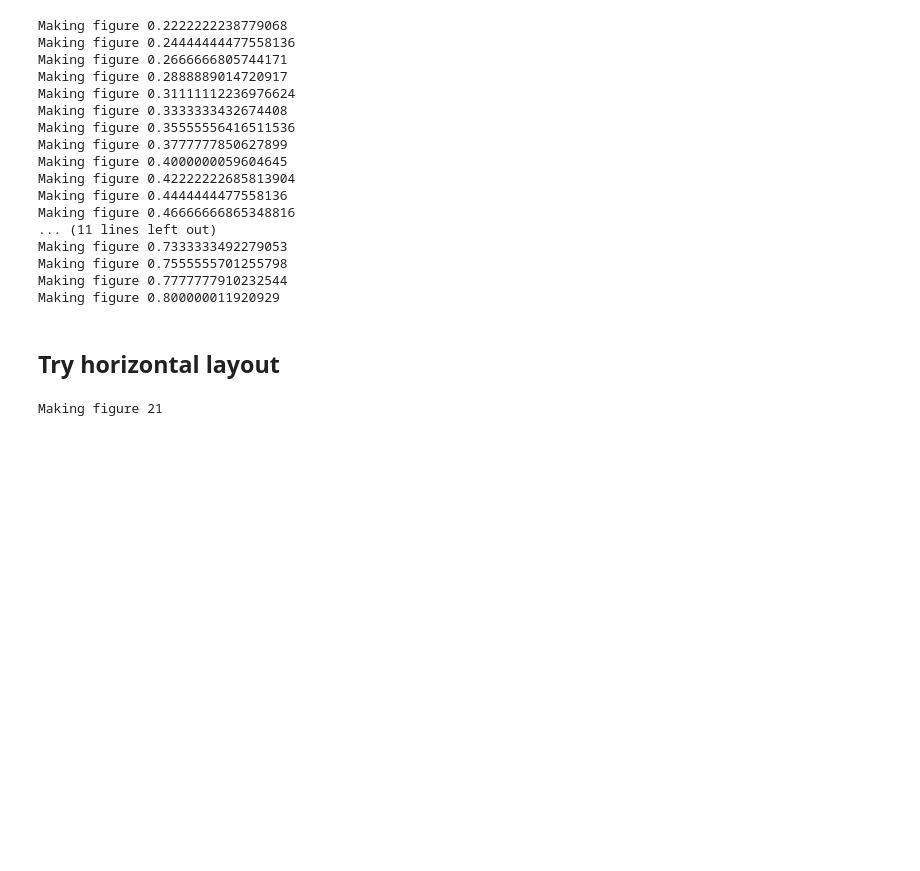
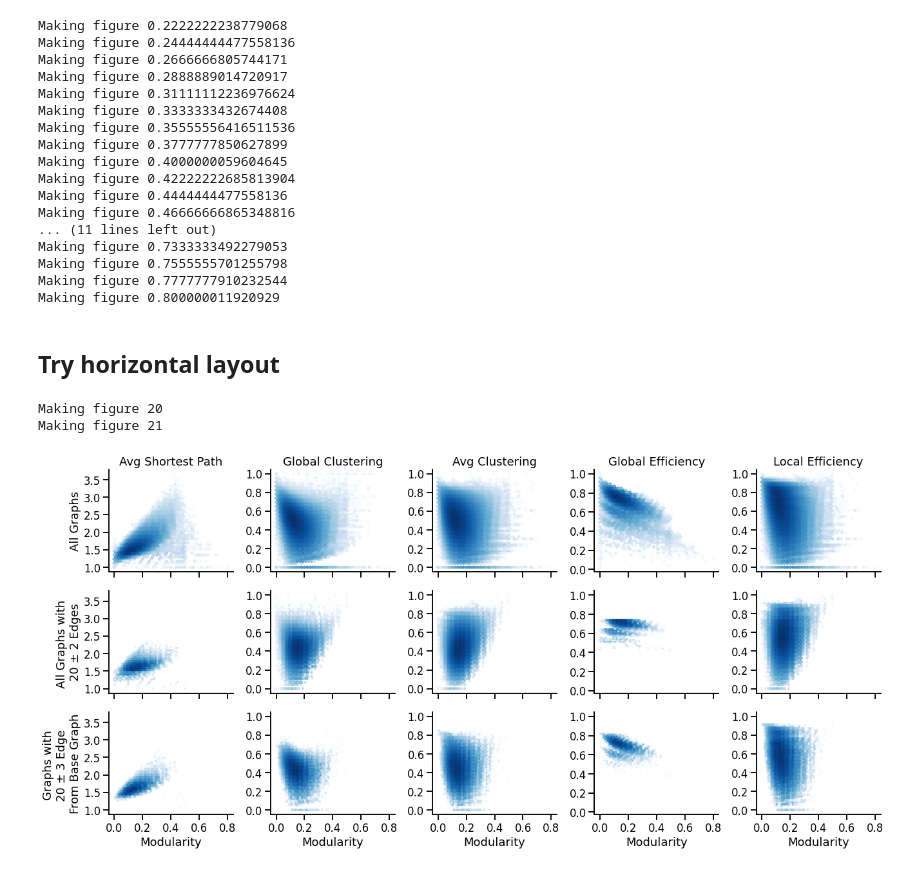
Before and after one commit to neurodata/dos_and_donts, a Jupyter notebook: experiments/experiment_6/j1c-feature_eda.ipynb, the cells around one changed output. Cells and saved outputs as stored; diff of their text form; code cells hidden in the pictures; blank space fills up the shorter version.

```diff
--- a/experiments/experiment_6/j1c-feature_eda.ipynb
+++ b/experiments/experiment_6/j1c-feature_eda.ipynb
@@ -313,31 +313,33 @@ densities = np.unique(df.density)
 threshold = 2
 
 for idx, num_edge in enumerate(np.unique(df.num_edges)):
-    if (idx <= 19) or (idx >= 21):
+    if (idx < 19) or (idx >= 20):
         continue
     np.random.seed(1)
     tmp = df[df.num_edges == num_edge]
 
     random_idx = np.random.choice(tmp.index)
     norms = np.linalg.norm(graph_array - graph_array[random_idx], axis=1)
 
     mask = np.arange(1, graph_array.shape[0]+1)[norms < 3]
     tmp = df.loc[mask]
 
     tmp2 = df[df.density.isin(densities[idx-threshold:idx+threshold+1])]
 
     print(f"Making figure {num_edge}")
     hexbin(
         df,
         tmp2,
         tmp,
         ORDERING,
         #title=f"Base Graph Edges={num_edge}, Threshold=3, n={tmp.shape[0]}",
         ax1_title="All Graphs",
         ax2_title=f"All Graphs with \n{num_edge} ± 2 Edges",
         ax3_title=f"Graphs with \n{num_edge} ± 3 Edge \nFrom Base Graph",
         savefig=f"./final/density_num_edge_{num_edge}_row"
     )
     #plt.close()
 # %% [output]
+Making figure 20
 Making figure 21
+[figure, added]
```
Also changed, not shown: 4 other files.
